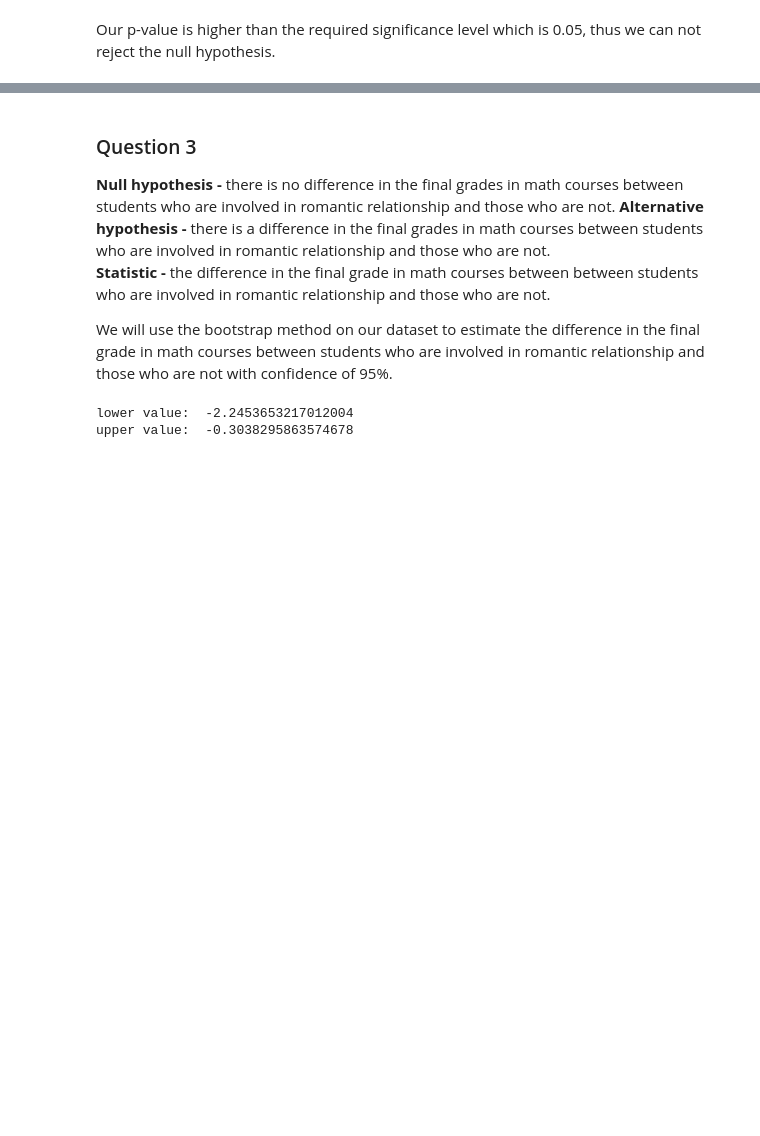
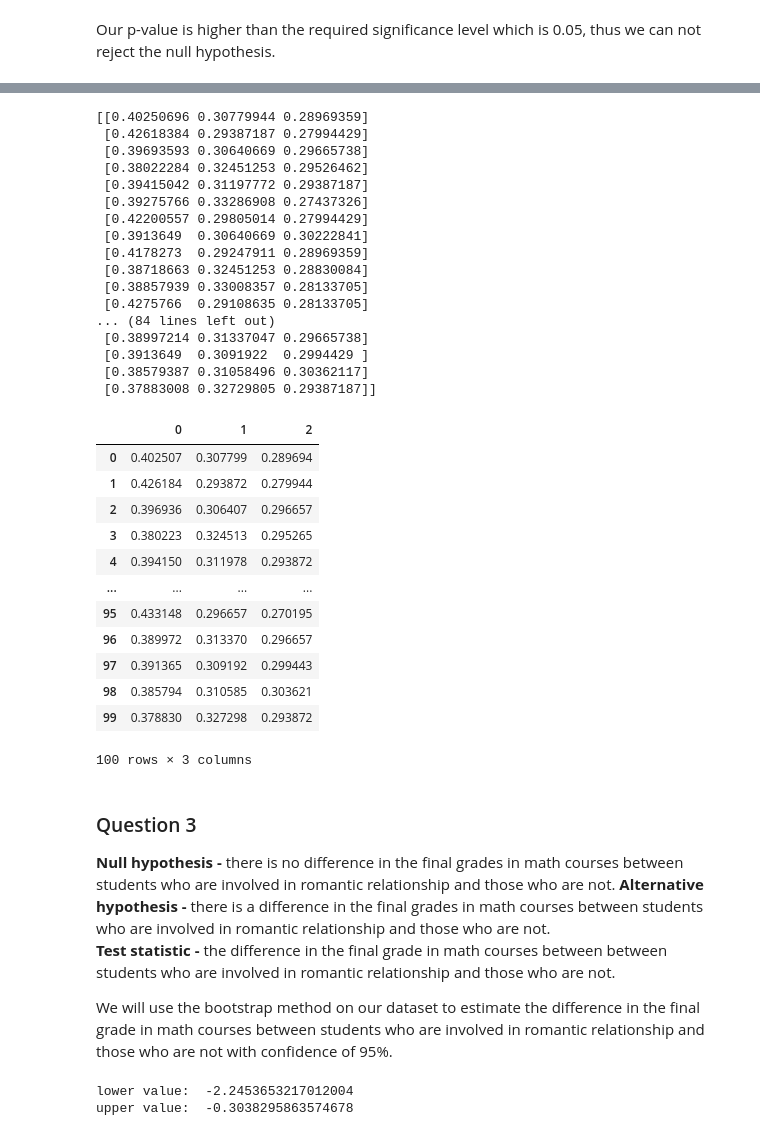
Before and after one commit to dvir019/Introduction_to_Data_Analysis-HW3, a Jupyter notebook: HW3_212234637_324270883.ipynb, the cells around one changed output, grey strips where cells are left out. Cells and saved outputs as stored; diff of their text form; code cells hidden in the pictures; blank space fills up the shorter version.

```diff
--- a/HW3_212234637_324270883.ipynb
+++ b/HW3_212234637_324270883.ipynb
@@ -60,8 +65,59 @@ Our p-value is higher than the required significance level which is 0.05, thus w
+# %%
+def run_reasons_simulation(reasons_sample):
+    sample_size = reasons_sample.size
+    reasons_simulation = reasons_sample.sample(sample_size, replace=True)
+    reasons_simulation_counter = reasons_simulation.value_counts()
+    reasons_simulation_ratio = reasons_simulation_counter / sample_size
+    return reasons_simulation_ratio
+# %%
+def run_reasons_simulations(reasons_sample, num_simulations, num_of_reasons):
+    simulations_results = np.empty((num_simulations, num_of_reasons))
+    for simulation in np.arange(num_simulations):
+        simulations_results[simulation] = run_reasons_simulation(reasons_sample)
+    return simulations_results
+# %%
+valid_reasons = ['home', 'reputation', 'course']
+reasons_df = hw_df[(hw_df['school'] == 'GP') & (hw_df['reason'].isin(valid_reasons))]
+reasons_series = reasons_df['reason']
+av= run_reasons_simulations(reasons_series, 100)
+print(av)
+pd.DataFrame(av)
+# %% [output]
+[[0.40250696 0.30779944 0.28969359]
+ [0.42618384 0.29387187 0.27994429]
+ [0.39693593 0.30640669 0.29665738]
+ [0.38022284 0.32451253 0.29526462]
+ [0.39415042 0.31197772 0.29387187]
+ [0.39275766 0.33286908 0.27437326]
+ [0.42200557 0.29805014 0.27994429]
+ [0.3913649  0.30640669 0.30222841]
+ [0.4178273  0.29247911 0.28969359]
+ [0.38718663 0.32451253 0.28830084]
+ [0.38857939 0.33008357 0.28133705]
+ [0.4275766  0.29108635 0.28133705]
+... (84 lines left out)
+ [0.38997214 0.31337047 0.29665738]
+ [0.3913649  0.3091922  0.2994429 ]
+ [0.38579387 0.31058496 0.30362117]
+ [0.37883008 0.32729805 0.29387187]]
+|  | 0 | 1 | 2 |
+| 0 | 0.402507 | 0.307799 | 0.289694 |
+| 1 | 0.426184 | 0.293872 | 0.279944 |
+| 2 | 0.396936 | 0.306407 | 0.296657 |
+| 3 | 0.380223 | 0.324513 | 0.295265 |
+| 4 | 0.394150 | 0.311978 | 0.293872 |
+| ... | ... | ... | ... |
+| 95 | 0.433148 | 0.296657 | 0.270195 |
+| 96 | 0.389972 | 0.313370 | 0.296657 |
+| 97 | 0.391365 | 0.309192 | 0.299443 |
+| 98 | 0.385794 | 0.310585 | 0.303621 |
+| 99 | 0.378830 | 0.327298 | 0.293872 |
+100 rows × 3 columns
 # %% [markdown]
 ### Question 3
 **Null hypothesis -** there is no difference in the final grades in math courses between students who are involved in romantic relationship and those who are not.
 **Alternative hypothesis -** there is a difference in the final grades in math courses between students who are involved in romantic relationship and those who are not.<br>
-**Statistic -** the difference in the final grade in math courses between between students who are involved in romantic relationship and those who are not.
+**Test statistic -** the difference in the final grade in math courses between between students who are involved in romantic relationship and those who are not.
 
 We will use the bootstrap method on our dataset to estimate the difference in the final grade in math courses between students who are involved in romantic relationship and those who are not with confidence of 95%.
 # %%
```
Also changed, not shown: parts of 3 cells of this notebook.
